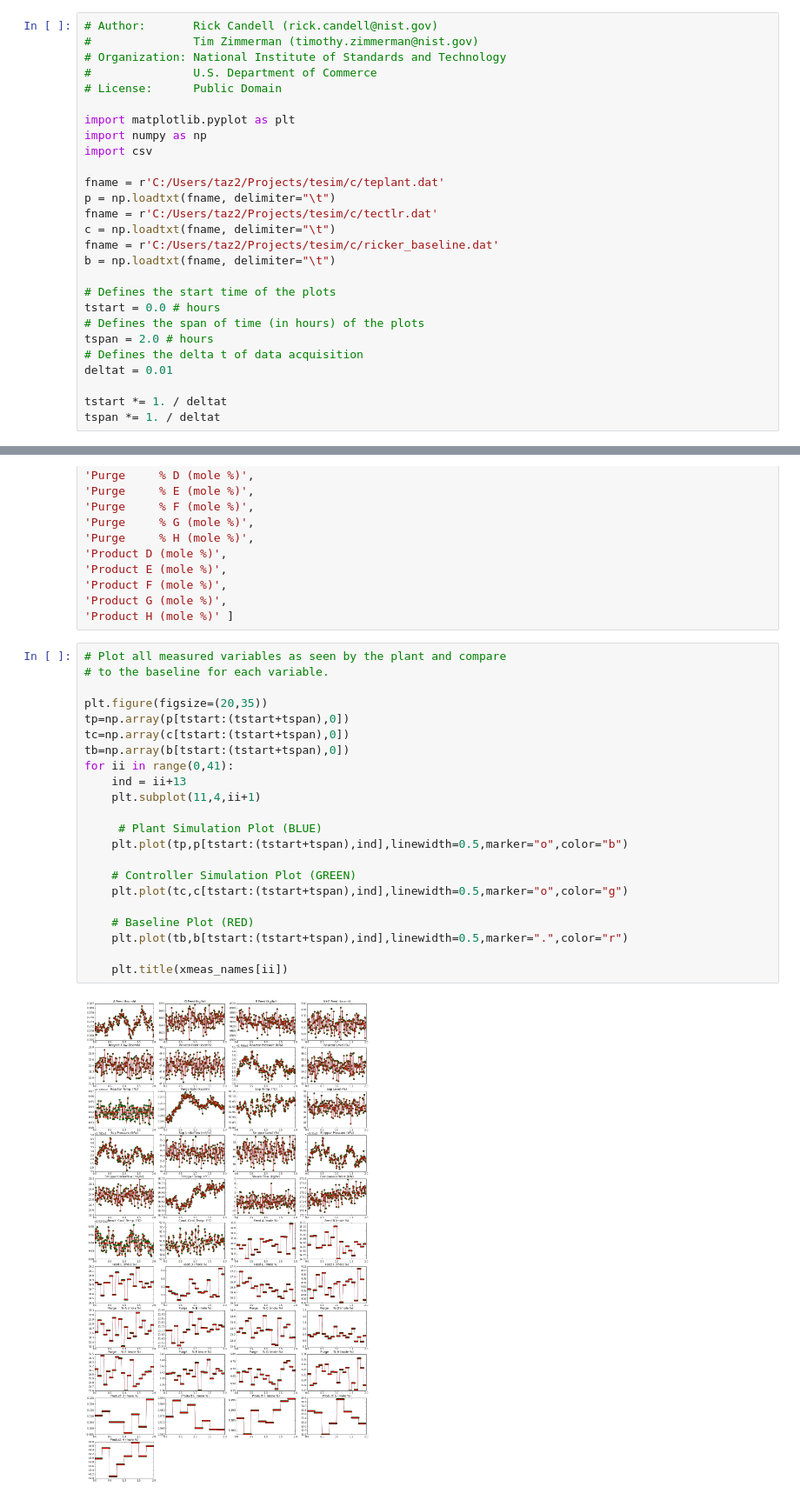
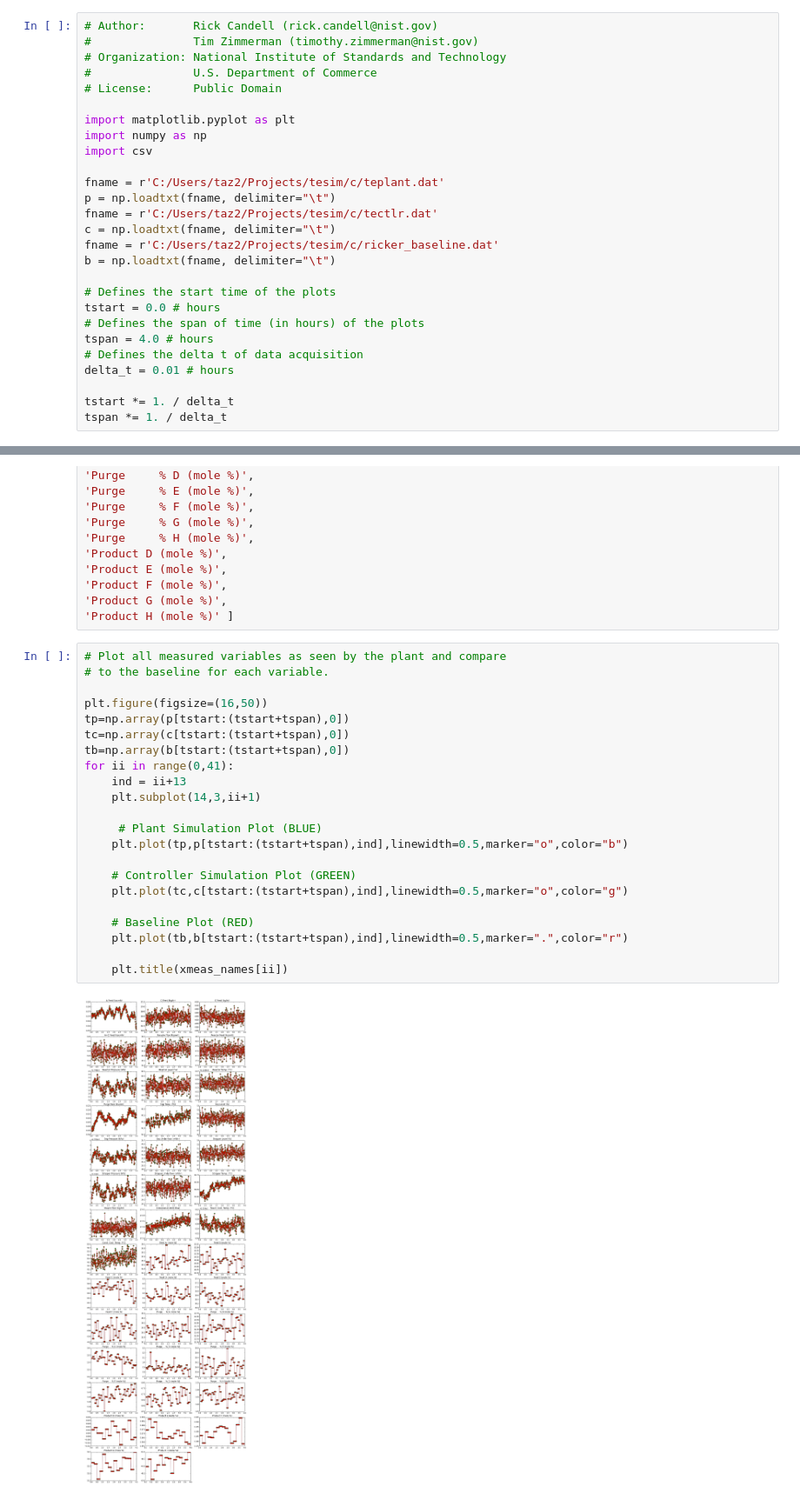
Before and after one commit to rcandell/tesim, a Jupyter notebook: c/ipy/read_tesim_plant_data.ipynb, the cells around one changed output, grey strips where cells are left out. Shown at 87% size. Cells and saved outputs as stored; diff of their text form.

```diff
--- a/c/ipy/read_tesim_plant_data.ipynb
+++ b/c/ipy/read_tesim_plant_data.ipynb
@@ -19,12 +19,12 @@ b = np.loadtxt(fname, delimiter="\t")
 # Defines the start time of the plots
 tstart = 0.0 # hours
 # Defines the span of time (in hours) of the plots
-tspan = 2.0 # hours
+tspan = 4.0 # hours
 # Defines the delta t of data acquisition
-deltat = 0.01
+delta_t = 0.01 # hours
 
-tstart *= 1. / deltat
-tspan *= 1. / deltat
+tstart *= 1. / delta_t
+tspan *= 1. / delta_t
 # %%
 xmv_names = [
 'D Feed',
@@ -85,27 +85,27 @@ xmeas_names = [
 # %%
 # Plot all measured variables as seen by the plant and compare
 # to the baseline for each variable.
 
-plt.figure(figsize=(20,35))
+plt.figure(figsize=(16,50))
 tp=np.array(p[tstart:(tstart+tspan),0])
 tc=np.array(c[tstart:(tstart+tspan),0])
 tb=np.array(b[tstart:(tstart+tspan),0])
 for ii in range(0,41):
     ind = ii+13
-    plt.subplot(11,4,ii+1)
+    plt.subplot(14,3,ii+1)
 
      # Plant Simulation Plot (BLUE)
     plt.plot(tp,p[tstart:(tstart+tspan),ind],linewidth=0.5,marker="o",color="b")
 
     # Controller Simulation Plot (GREEN)
     plt.plot(tc,c[tstart:(tstart+tspan),ind],linewidth=0.5,marker="o",color="g")
 
     # Baseline Plot (RED)
     plt.plot(tb,b[tstart:(tstart+tspan),ind],linewidth=0.5,marker=".",color="r")
 
     plt.title(xmeas_names[ii])
 # %% [output]
-[figure, old version]
+[figure, new version]
 # %%
 # Plot measured variables as seen by the controller
 # NOTE: This plot does NOT compare with the plant. It compares
```
Also changed, not shown: parts of 2 cells of this notebook.
